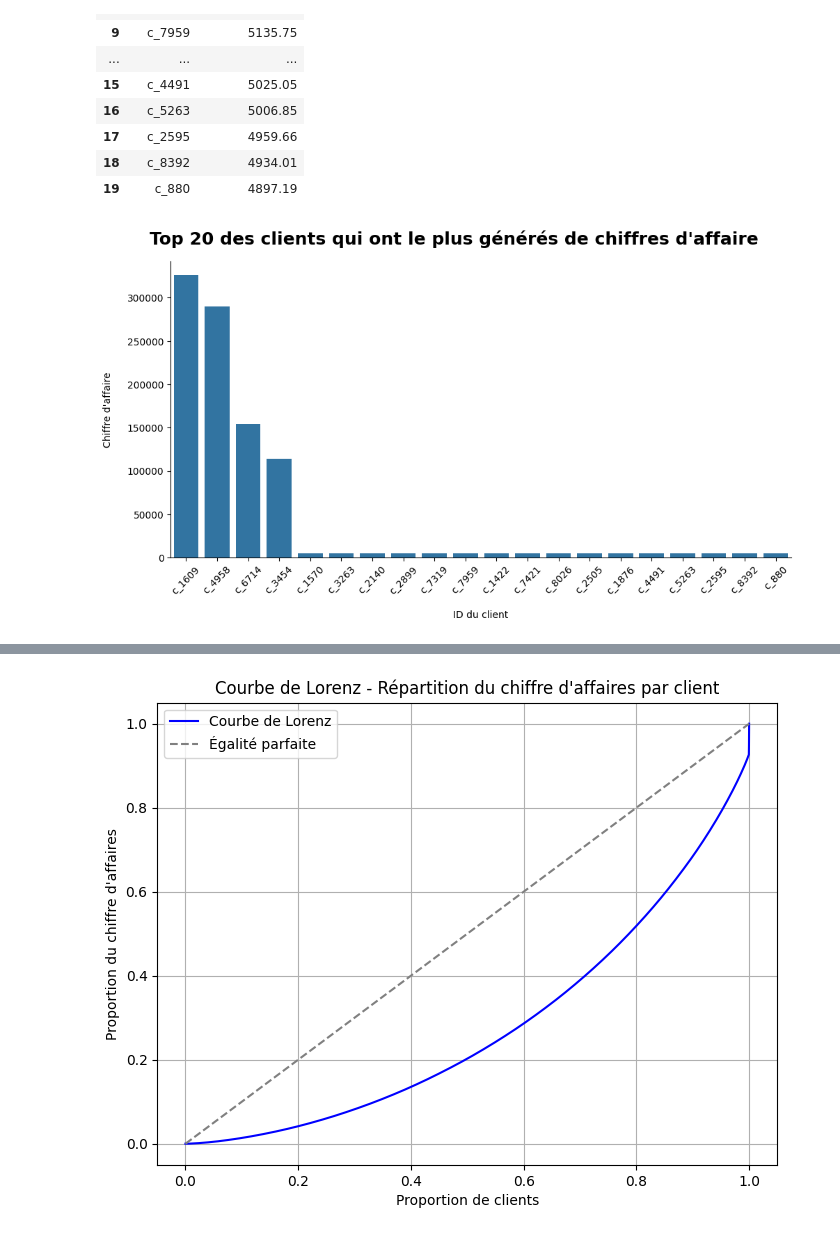
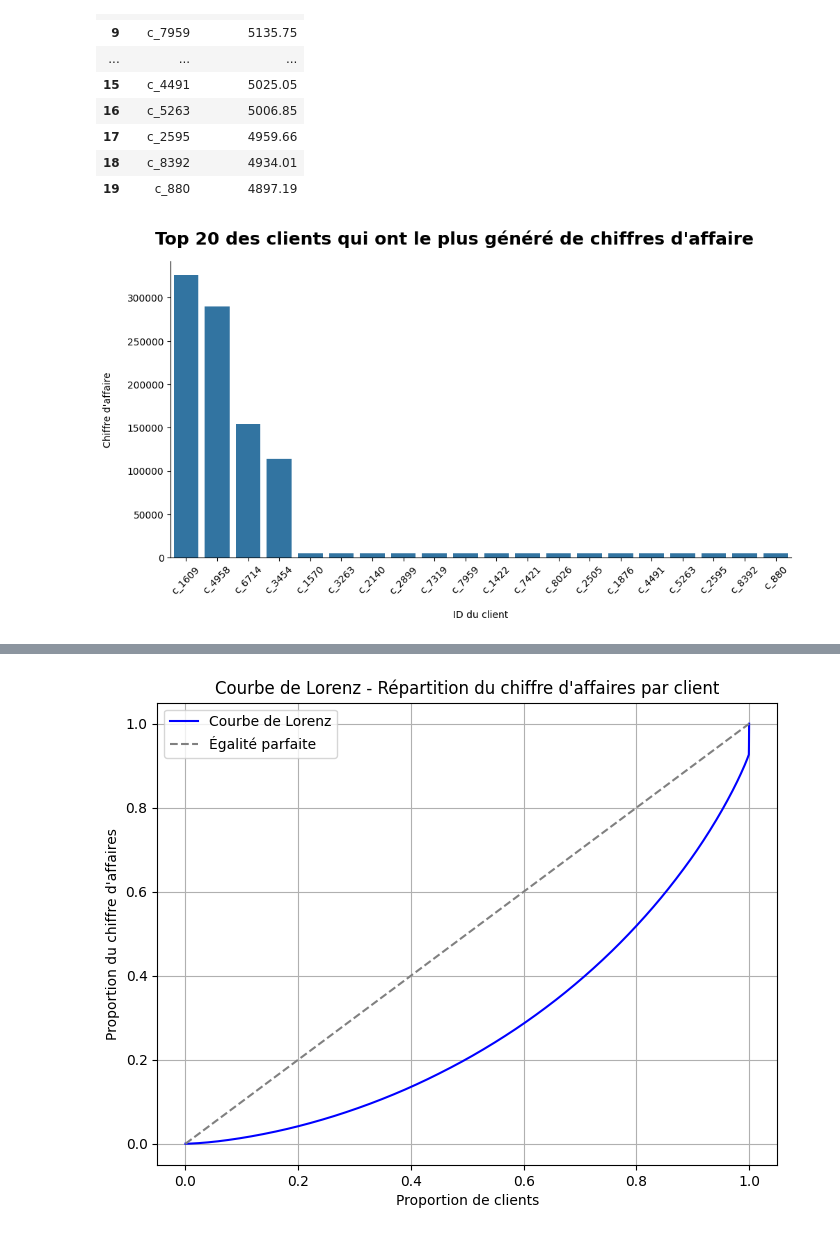
Before and after one commit to Julien-Data/analyse-des-ventes, a Jupyter notebook: projet_9.ipynb, the cells around one changed output, grey strips where cells are left out. Cells and saved outputs as stored; diff of their text form; code cells hidden in the pictures.

```diff
--- a/projet_9.ipynb
+++ b/projet_9.ipynb
@@ -550,13 +492,13 @@ top_clients_CA
 | 18 | c_8392 | 4934.01 |
 | 19 | c_880 | 4897.19 |
 # %%
-#Grapgique Top 20 des clients qui ont le plus générés de chiffres d'affaire
+#Grapgique Top 20 des clients qui ont le plus généré de chiffres d'affaire
 g = sns.catplot(data = top_clients_CA, x = "client_id", y = "total_revenue", kind = "bar", aspect= 2)
-g.fig.suptitle("Top 20 des clients qui ont le plus générés de chiffres d'affaire",
+g.fig.suptitle("Top 20 des clients qui ont le plus généré de chiffres d'affaire",
                y=1.06, fontsize = 18, fontweight = 'bold')
 g.ax.set_xlabel("ID du client", labelpad=15)
 g.ax.set_ylabel("Chiffre d'affaire", labelpad=15)
 plt.xticks(rotation=45)
 plt.show()
 # %% [output]
-[figure, old version]
+[figure, new version]
```
Also changed, not shown: parts of 51 cells of this notebook.
